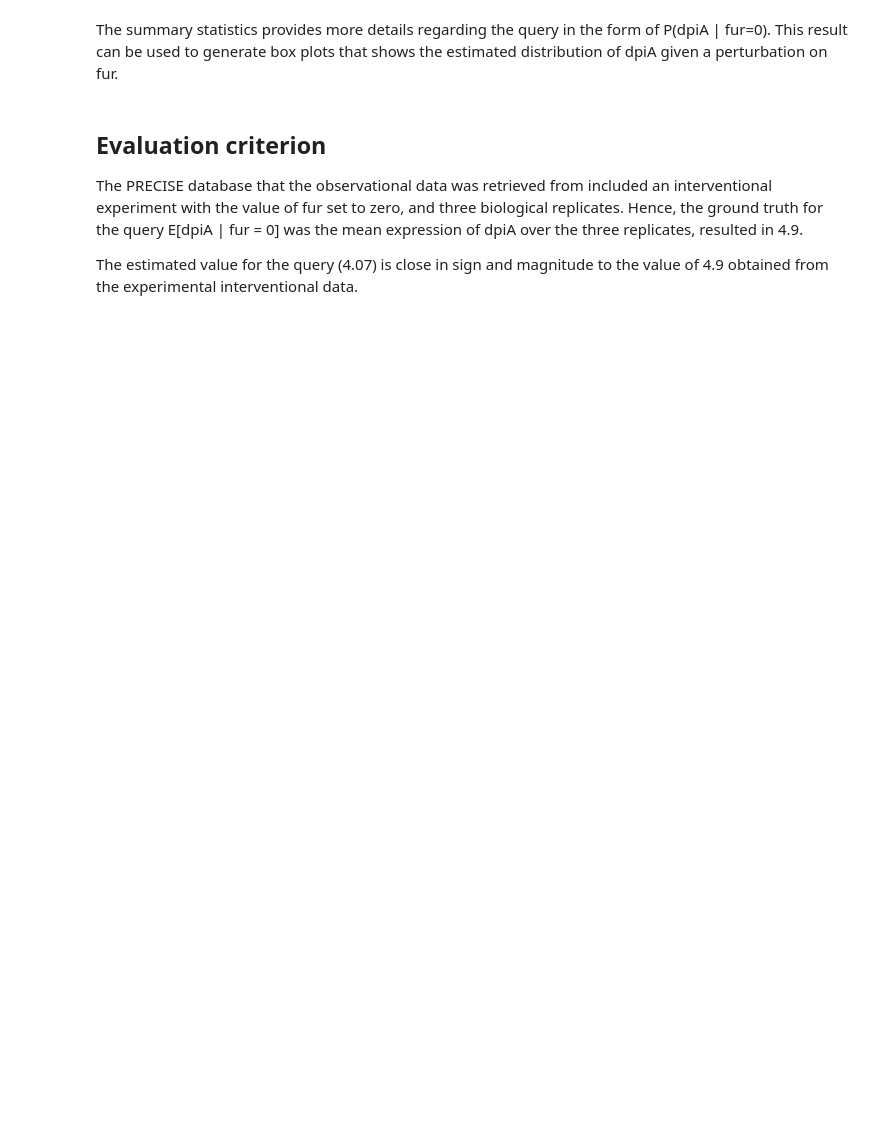
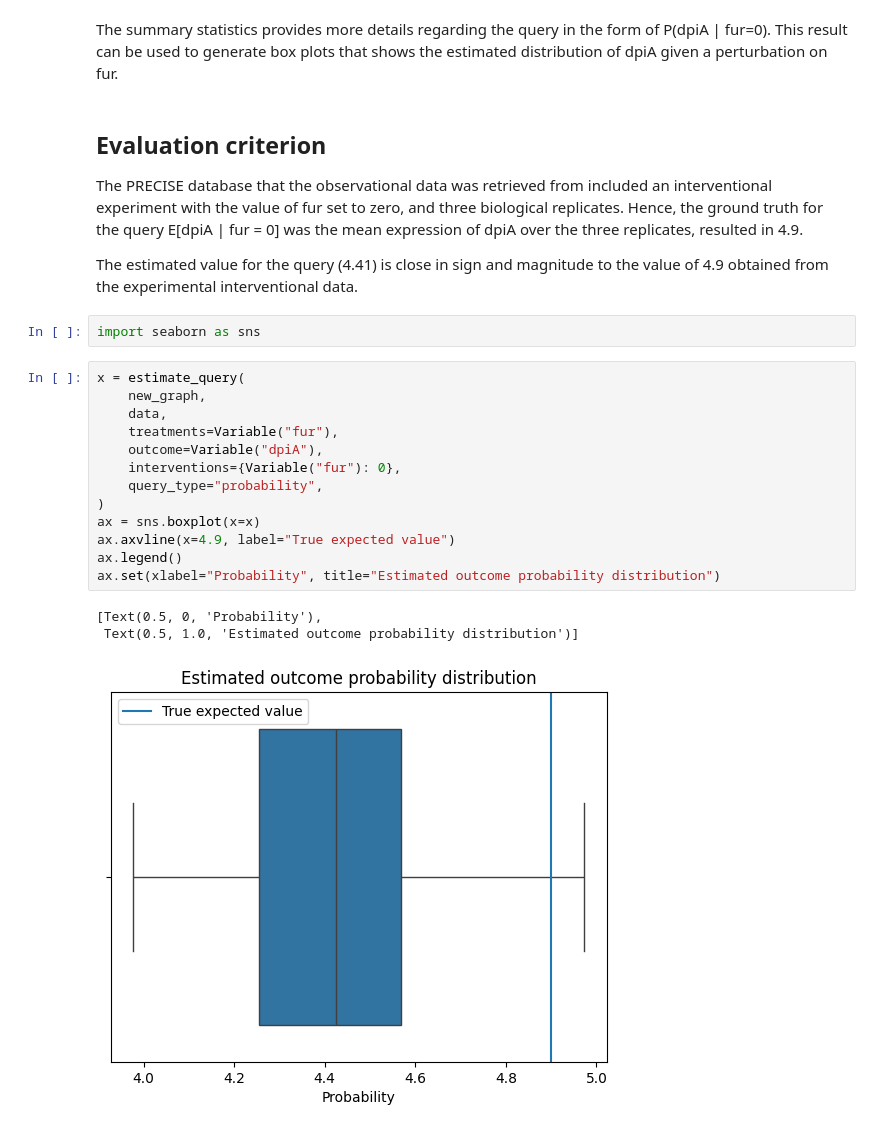
Before and after one commit to y0-causal-inference/eliater, a Jupyter notebook: notebooks/Case_study3_The_EColi.ipynb, the cells around one changed output. Saved outputs shown, nothing was run; the diff lists cells and outputs as text; blank space fills up the shorter version.

Commit message:
Adding boxplot for ecoli and refactoring

```diff
--- a/notebooks/Case_study3_The_EColi.ipynb
+++ b/notebooks/Case_study3_The_EColi.ipynb
@@ -177,5 +163,24 @@ The summary statistics provides more details regarding the query in the form of
 ## Evaluation criterion
 The PRECISE database that the observational data was retrieved from included an interventional experiment with the value of fur set to zero, and three biological replicates. Hence, the ground truth for the query E[dpiA | fur = 0] was the mean expression of dpiA over the three replicates, resulted in 4.9.
 
-The estimated value for the query (4.07) is close in sign and magnitude to the
+The estimated value for the query (4.41) is close in sign and magnitude to the
 value of 4.9 obtained from the experimental interventional data.
+# %%
+import seaborn as sns
+# %%
+x = estimate_query(
+    new_graph,
+    data,
+    treatments=Variable("fur"),
+    outcome=Variable("dpiA"),
+    interventions={Variable("fur"): 0},
+    query_type="probability",
+)
+ax = sns.boxplot(x=x)
+ax.axvline(x=4.9, label="True expected value")
+ax.legend()
+ax.set(xlabel="Probability", title="Estimated outcome probability distribution")
+# %% [output]
+[Text(0.5, 0, 'Probability'),
+ Text(0.5, 1.0, 'Estimated outcome probability distribution')]
+[figure, added]
```
Also changed, not shown: parts of 7 cells of this notebook, 6 other files.
